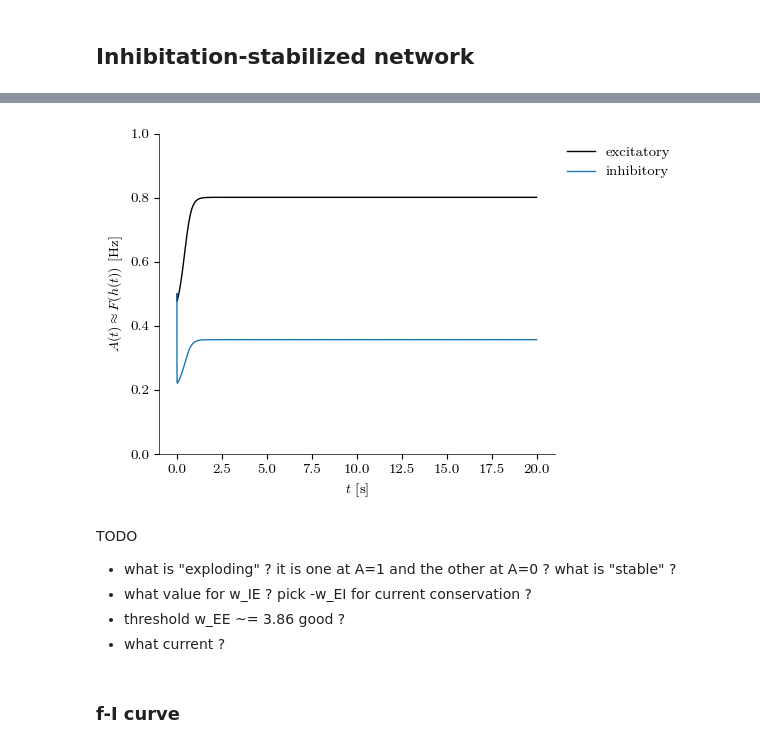
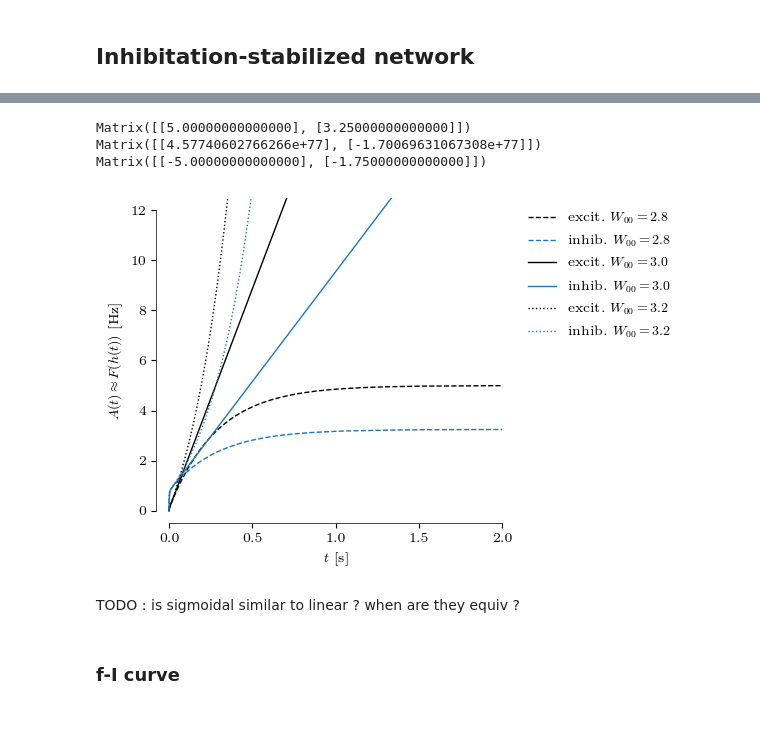
Before and after one commit to ninivert/BIO465-cortical-surround-suppression, a Jupyter notebook: src/notebook.ipynb, the cells around one changed output, grey strips where cells are left out. Cells and saved outputs as stored; diff of their text form; code cells hidden in the pictures; blank space fills up the shorter version.

```diff
--- a/src/notebook.ipynb
+++ b/src/notebook.ipynb
@@ -39,7 +39,7 @@ TODO : verify these claims
 plt.close()
 fig, ax = plt.subplots(dpi=100)
 
-for I_ext in (-6, -2, -1.5, -1, -0.5, 0, 4):
+for I_ext in (-2, -1.5, -1, -0.5, 0):
 	pop = Populations(W=np.array([[2]]), tau=0.60, R=1, gain_fn=sigmoid, I_ext=Flat(I_ext))
 	res = pop.simulate_h(np.array([0]), (0, 5), dt_max=0.01)
 	ax.plot(res.t, pop.gain_fn(res.y[0]), label=f'$I_{{ext}} = {I_ext}$ A')
@@ -47,6 +47,8 @@ for I_ext in (-6, -2, -1.5, -1, -0.5, 0, 4):
 ax.set_xlabel('$t$ [s]')
 ax.set_ylabel('$A(t) \\approx F(h(t))$ [Hz]')
 ax.set_ylim((0, 1))
+data_lim(ax, which='x')
+breathe(ax)
 ax.legend(bbox_to_anchor=(1, 1), loc='upper left')
 plt.show()
 # %% [output]
@@ -120,14 +167,17 @@ TODO :
 plt.close()
 fig, ax = plt.subplots(dpi=100)
 
-for I_ext in (-6, -2, -1.5, -1, -0.5, 0, 4):
-	pop = Populations(W=np.array([[2]]), tau=0.60, R=1, gain_fn=identity, I_ext=Flat(I_ext))
-	res = pop.simulate_h(np.array([0]), (0, 5), dt_max=0.01)
-	ax.plot(res.t, sigmoid(res.y[0]), label=f'$I_{{ext}} = {I_ext}$ A')
+for I_ext in (-1, -0.5, 0, 0.5, 1):
+	pop = Populations(W=np.array([[2]]), tau=np.array([0.60]), R=1, gain_fn=identity, I_ext=Flat(np.array([I_ext])))
+	res = pop.simulate_h(np.array([0]), (0, 1), dt_max=0.01)
+	line, = ax.plot(res.t, pop.gain_fn(res.y[0]), label=f'$I_{{ext}} = {I_ext}$ A')
+	ax.plot(res.t, linear_solution(pop, np.array([0]))(res.t), color=line.get_color())
 
 ax.set_xlabel('$t$ [s]')
 ax.set_ylabel('$A(t) \\approx F(h(t))$ [Hz]')
-ax.set_ylim((0, 1))
+# ax.set_ylim((0, 1))
+data_lim(ax, which='both')
+breathe(ax)
 ax.legend(bbox_to_anchor=(1, 1), loc='upper left')
 plt.show()
 # %% [output]
@@ -139,25 +275,38 @@ plt.show()
 # %%
 plt.close()
 fig, ax = plt.subplots(dpi=100)
 
-pop = Populations(W=np.array([[3.9, -4], [4, -7]]), tau=np.array([0.06, 0.012]), R=1, gain_fn=sigmoid, I_ext=Flat(np.array([-1, -1])))
-res = pop.simulate_h(np.array([0, 0]), (0, 20), dt_max=0.01)
-ax.plot(res.t, pop.gain_fn(res.y[0]), label='excitatory')
-ax.plot(res.t, pop.gain_fn(res.y[1]), label='inhibitory')
+for idx, W00_num in enumerate((2.8, 3.0, 3.2)):
+	ax.set_prop_cycle(None)
+
+	pop = Populations(W=np.array([[W00_num, -4], [4, -7]]), tau=np.array([0.06, 0.012]), R=1, gain_fn=identity, I_ext=Flat(np.array([4.0, 6.0])))
+	res = pop.simulate_h(np.array([0, 0]), (0, 2))
+
+	subs_ = subs | {W00: W00_num, I0: 4.0, I1: 6.0}
+	print(hf.evalf(subs=subs_))
+
+	linestyle = {0: 'dashed', 1: 'solid', 2: 'dotted'}.get(idx)
+	ax.plot(res.t, pop.gain_fn(res.y[0]), label=f'excit. $W_{{00}} = {W00_num}$', linestyle=linestyle)
+	ax.plot(res.t, pop.gain_fn(res.y[1]), label=f'inhib. $W_{{00}} = {W00_num}$', linestyle=linestyle)
+
+	# h_sol = linear_solution(pop, np.array([0, 0]))(res.t)
+	# ax.plot(res.t, h_sol[:, 0])
+	# ax.plot(res.t, h_sol[:, 1])
 
 ax.set_xlabel('$t$ [s]')
 ax.set_ylabel('$A(t) \\approx F(h(t))$ [Hz]')
-ax.set_ylim((0, 1))
+ax.set_ylim((0, 12))
+data_lim(ax, which='x')
+breathe(ax)
 ax.legend(bbox_to_anchor=(1, 1), loc='upper left')
 plt.show()
 # %% [output]
+Matrix([[5.00000000000000], [3.25000000000000]])
+Matrix([[4.57740602766266e+77], [-1.70069631067308e+77]])
+Matrix([[-5.00000000000000], [-1.75000000000000]])
-[figure, old version]
+[figure, new version]
-# %% [markdown]
-TODO
-- what is "exploding" ? it is one at A=1 and the other at A=0 ? what is "stable" ?
-- what value for w_IE ? pick -w_EI for current conservation ?
-- threshold w_EE ~= 3.86 good ?
-- what current ?
+# %% [markdown]
+TODO : is sigmoidal similar to linear ? when are they equiv ?
 # %% [markdown]
 ### f-I curve
 # %%
```
Also changed, not shown: parts of 23 cells of this notebook, 2 other files.
